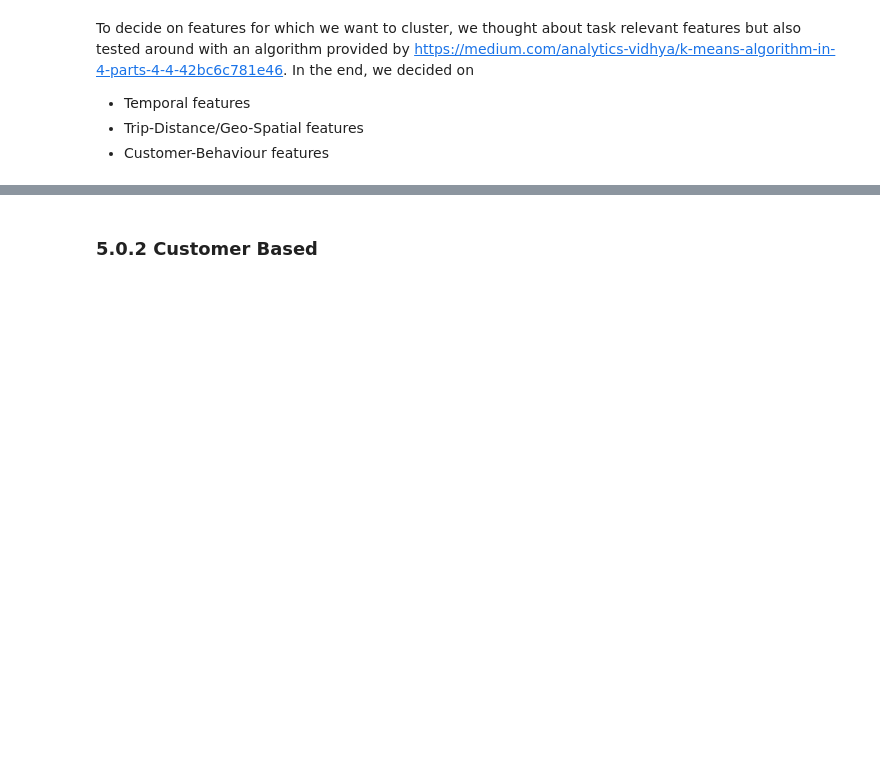
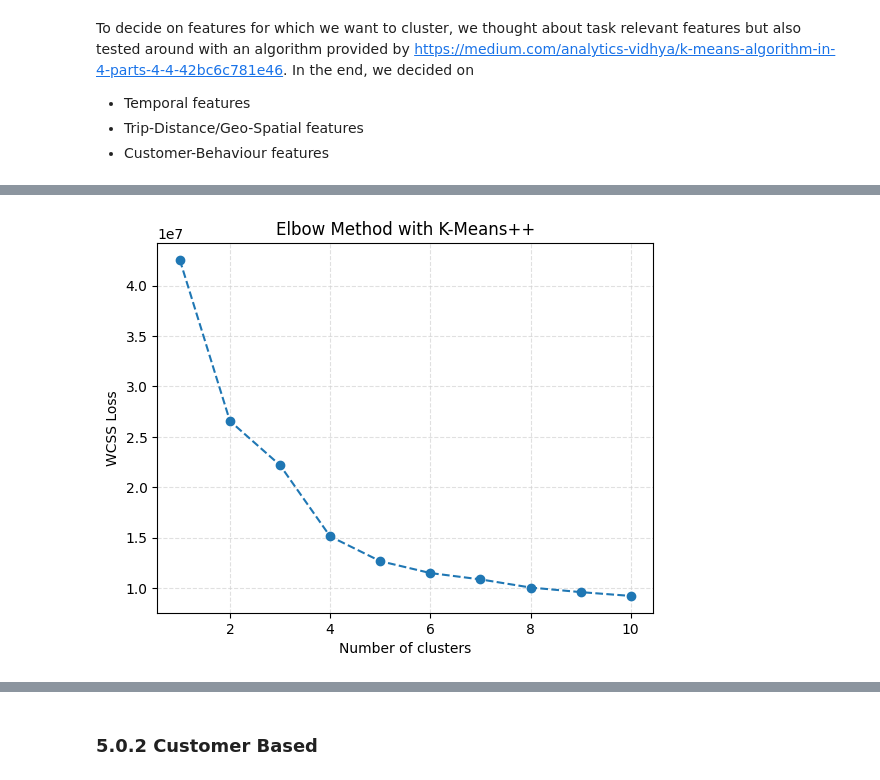
Before and after one commit to madxox/AAA_Teamassignment, a Jupyter notebook: 03_cluster_analysis.ipynb, the cells around one changed output, grey strips where cells are left out. Cells and saved outputs as stored; diff of their text form; code cells hidden in the pictures; blank space fills up the shorter version.

```diff
--- a/03_cluster_analysis.ipynb
+++ b/03_cluster_analysis.ipynb
@@ -480,0 +559,4 @@ CLUSTER_NUMBER = 4
+# %%
+elbow_method(df_selection_scaled)
+# %% [output]
+[figure, added]
```
Also changed, not shown: parts of 73 cells of this notebook, 1 other file.
